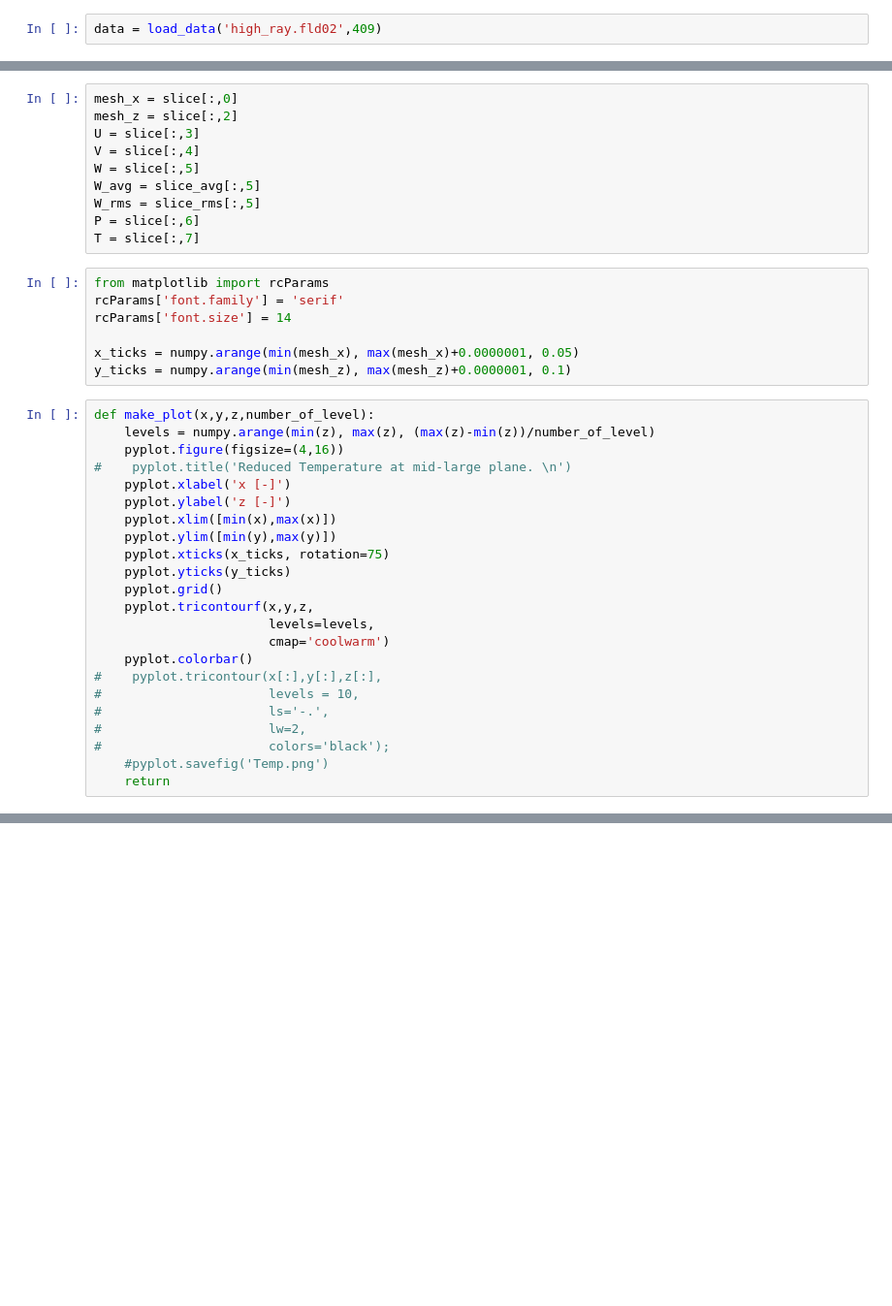
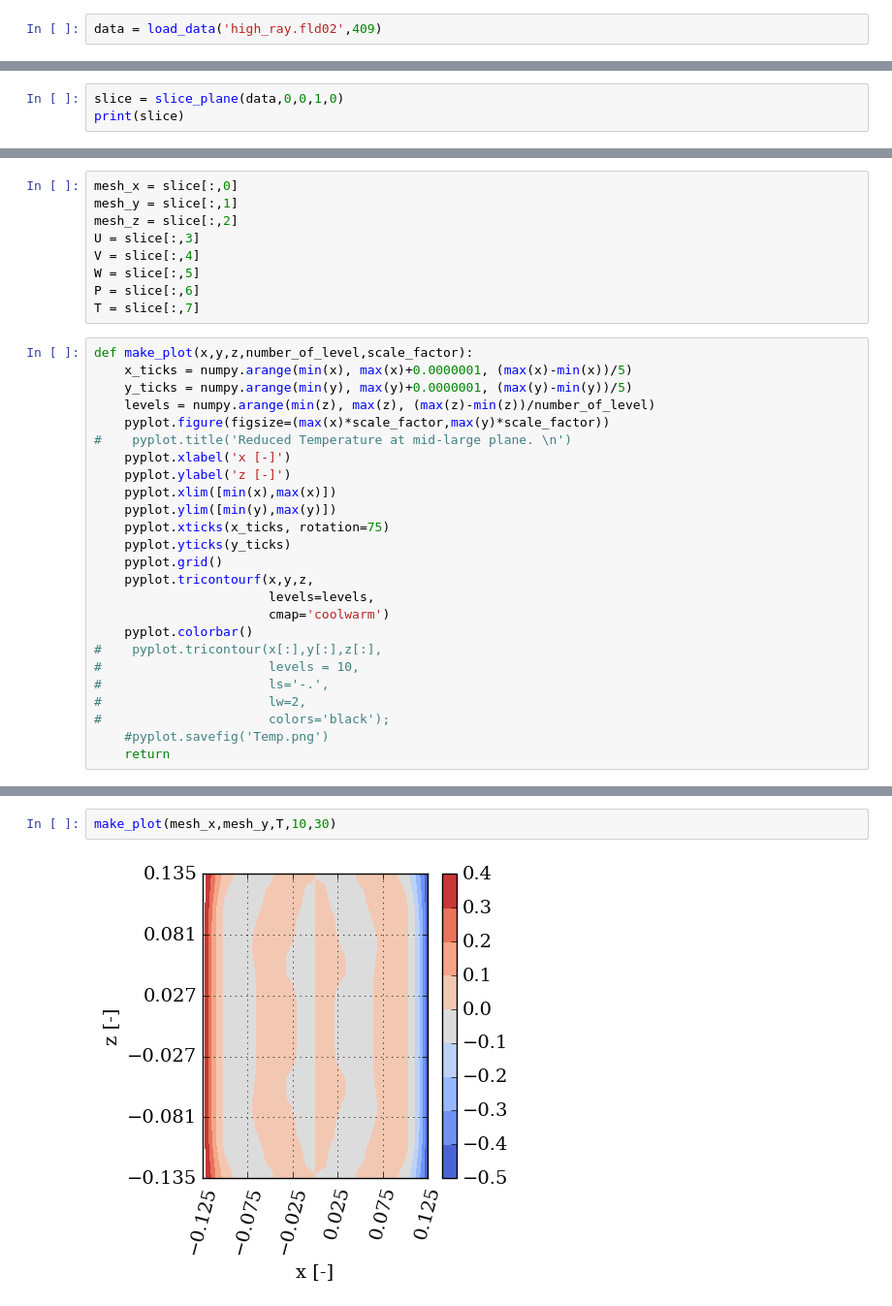
Before and after one commit to nicolas-thiers/PostProcessing, a Jupyter notebook: PostProcessing.ipynb, the cells around one changed output, grey strips where cells are left out. Shown: that part at 97% size. Cells and saved outputs as stored; diff of their text form; blank space fills up the shorter version.

Commit message:
correct slice() function and change structure in make_plot() function

```diff
--- a/PostProcessing.ipynb
+++ b/PostProcessing.ipynb
@@ -54,0 +75,3 @@ slice_rms = data_rms[data_rms[:,1] == 0]
+# %%
+slice = slice_plane(data,0,0,1,0)
+print(slice)
@@ -55,24 +90,18 @@ slice_rms = data_rms[data_rms[:,1] == 0]
 # %%
 mesh_x = slice[:,0]
+mesh_y = slice[:,1]
 mesh_z = slice[:,2]
 U = slice[:,3]
 V = slice[:,4]
 W = slice[:,5]
-W_avg = slice_avg[:,5]
-W_rms = slice_rms[:,5]
 P = slice[:,6]
 T = slice[:,7]
-# %%
-from matplotlib import rcParams
-rcParams['font.family'] = 'serif'
-rcParams['font.size'] = 14
-
-x_ticks = numpy.arange(min(mesh_x), max(mesh_x)+0.0000001, 0.05)
-y_ticks = numpy.arange(min(mesh_z), max(mesh_z)+0.0000001, 0.1)
 # %%
-def make_plot(x,y,z,number_of_level):
+def make_plot(x,y,z,number_of_level,scale_factor):
+    x_ticks = numpy.arange(min(x), max(x)+0.0000001, (max(x)-min(x))/5)
+    y_ticks = numpy.arange(min(y), max(y)+0.0000001, (max(y)-min(y))/5)
     levels = numpy.arange(min(z), max(z), (max(z)-min(z))/number_of_level)
-    pyplot.figure(figsize=(4,16))
+    pyplot.figure(figsize=(max(x)*scale_factor,max(y)*scale_factor))
 #    pyplot.title('Reduced Temperature at mid-large plane. \n')
     pyplot.xlabel('x [-]')
     pyplot.ylabel('z [-]')
@@ -98,0 +124,4 @@ make_plot(mesh_x,mesh_z,(W_rms-W_avg**2),1001)
+# %%
+make_plot(mesh_x,mesh_y,T,10,30)
+# %% [output]
+[figure, added]
```
Also changed, not shown: parts of 9 cells of this notebook.
